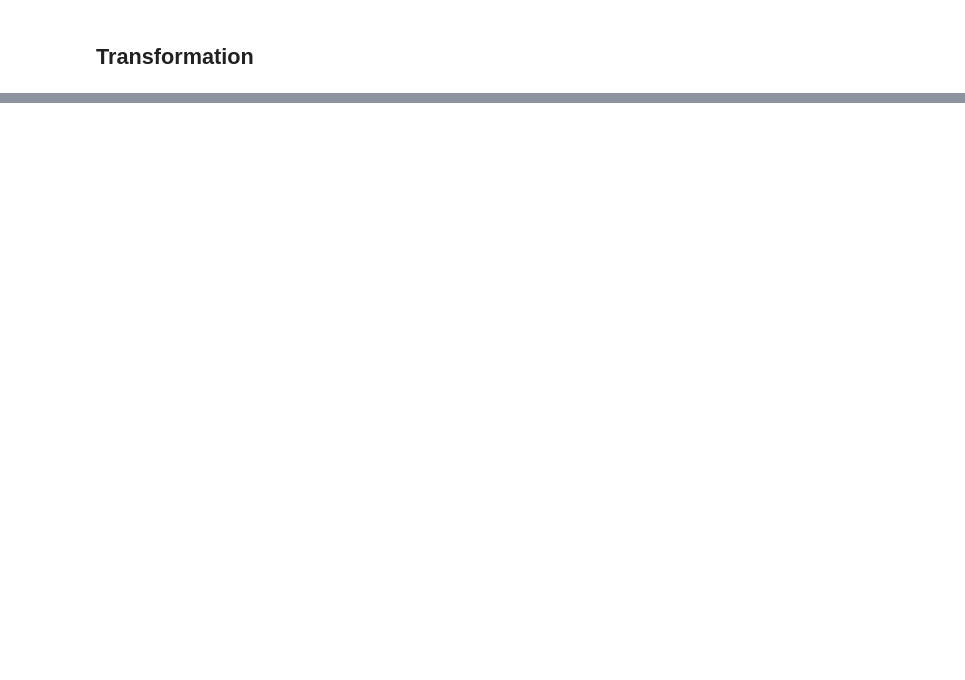
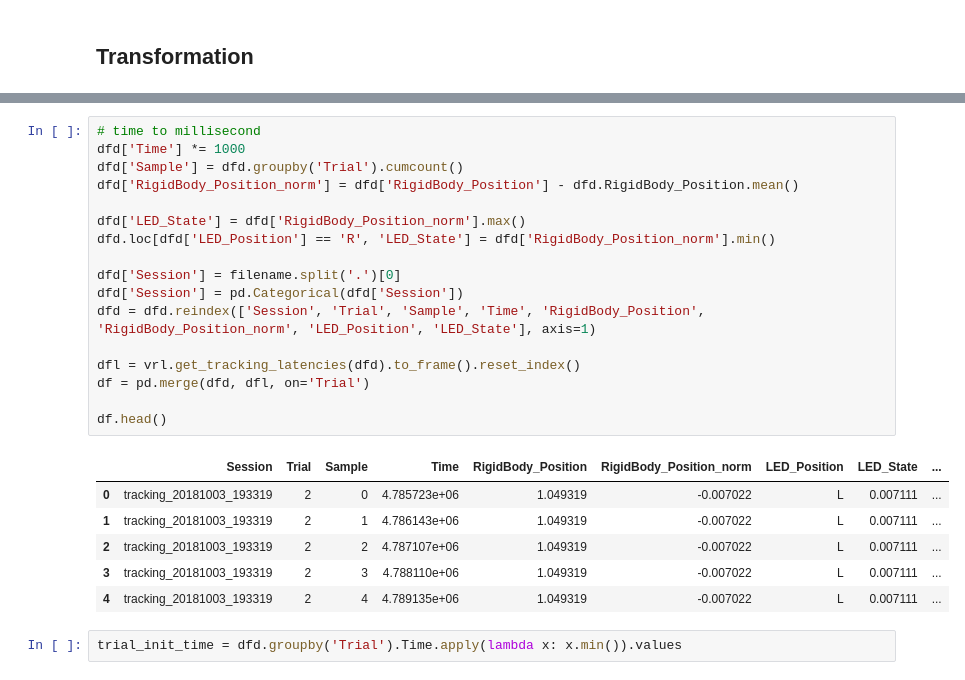
Before and after one commit to mohammadbashiri/vrlatency, a Jupyter notebook: notebooks/exploratory/Tracking.ipynb, the cells around one changed output, grey strips where cells are left out. Cells and saved outputs as stored; diff of their text form; blank space fills up the shorter version.

```diff
--- a/notebooks/exploratory/Tracking.ipynb
+++ b/notebooks/exploratory/Tracking.ipynb
@@ -55,0 +44,26 @@ plt.plot(df.Trial.unique(), latencies)
+# %%
+# time to millisecond
+dfd['Time'] *= 1000
+dfd['Sample'] = dfd.groupby('Trial').cumcount()
+dfd['RigidBody_Position_norm'] = dfd['RigidBody_Position'] - dfd.RigidBody_Position.mean()
+
+dfd['LED_State'] = dfd['RigidBody_Position_norm'].max()
+dfd.loc[dfd['LED_Position'] == 'R', 'LED_State'] = dfd['RigidBody_Position_norm'].min()
+
+dfd['Session'] = filename.split('.')[0]
+dfd['Session'] = pd.Categorical(dfd['Session'])
+dfd = dfd.reindex(['Session', 'Trial', 'Sample', 'Time', 'RigidBody_Position', 'RigidBody_Position_norm', 'LED_Position', 'LED_State'], axis=1)
+
+dfl = vrl.get_tracking_latencies(dfd).to_frame().reset_index()
+df = pd.merge(dfd, dfl, on='Trial')
+
+df.head()
+# %% [output]
+|  | Session | Trial | Sample | Time | RigidBody_Position | RigidBody_Position_norm | LED_Position | LED_State | ... |
+| 0 | tracking_20181003_193319 | 2 | 0 | 4.785723e+06 | 1.049319 | -0.007022 | L | 0.007111 | ... |
+| 1 | tracking_20181003_193319 | 2 | 1 | 4.786143e+06 | 1.049319 | -0.007022 | L | 0.007111 | ... |
+| 2 | tracking_20181003_193319 | 2 | 2 | 4.787107e+06 | 1.049319 | -0.007022 | L | 0.007111 | ... |
+| 3 | tracking_20181003_193319 | 2 | 3 | 4.788110e+06 | 1.049319 | -0.007022 | L | 0.007111 | ... |
+| 4 | tracking_20181003_193319 | 2 | 4 | 4.789135e+06 | 1.049319 | -0.007022 | L | 0.007111 | ... |
+# %%
+trial_init_time = dfd.groupby('Trial').Time.apply(lambda x: x.min()).values
```
Also changed, not shown: parts of 15 cells of this notebook, 1 other file.
